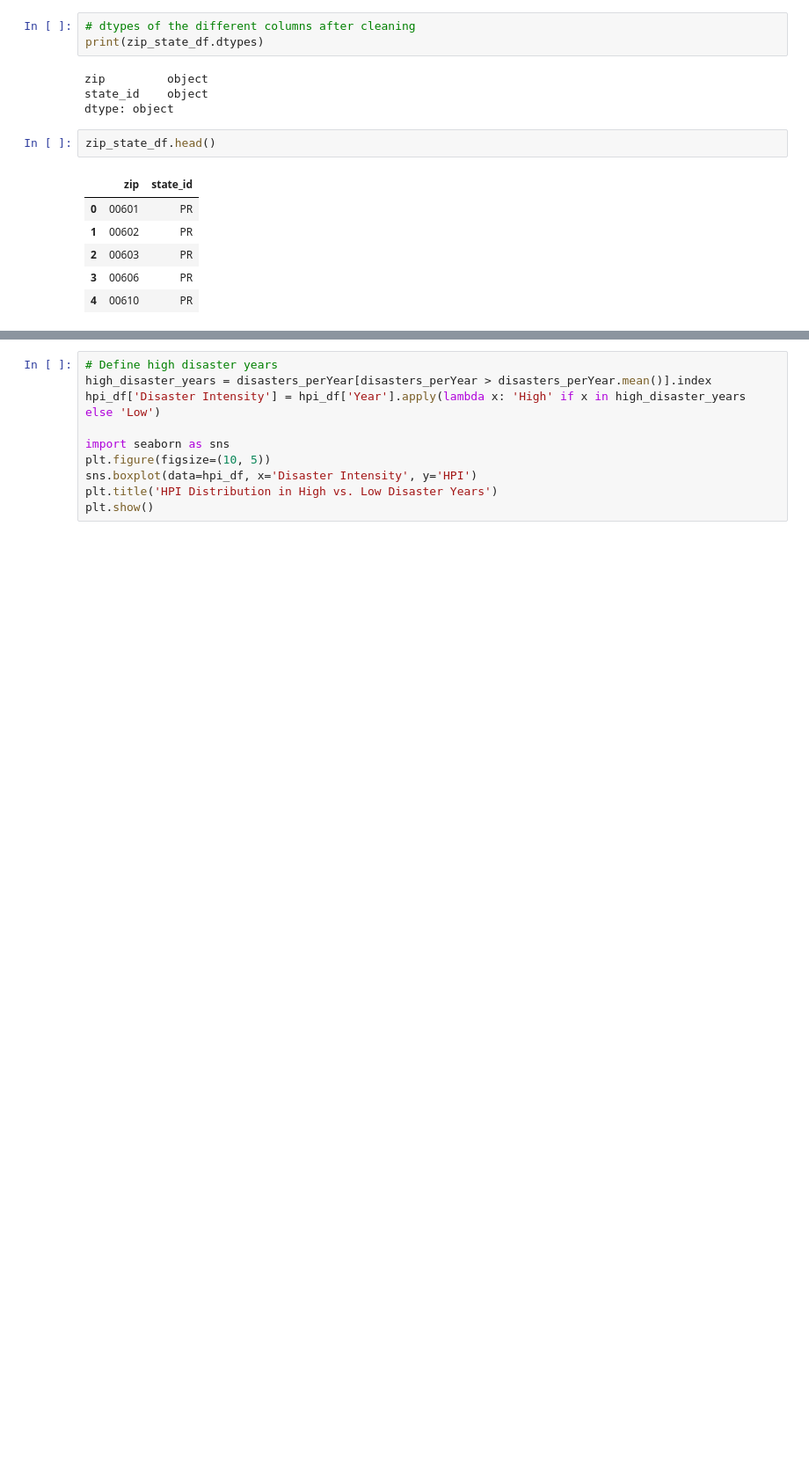
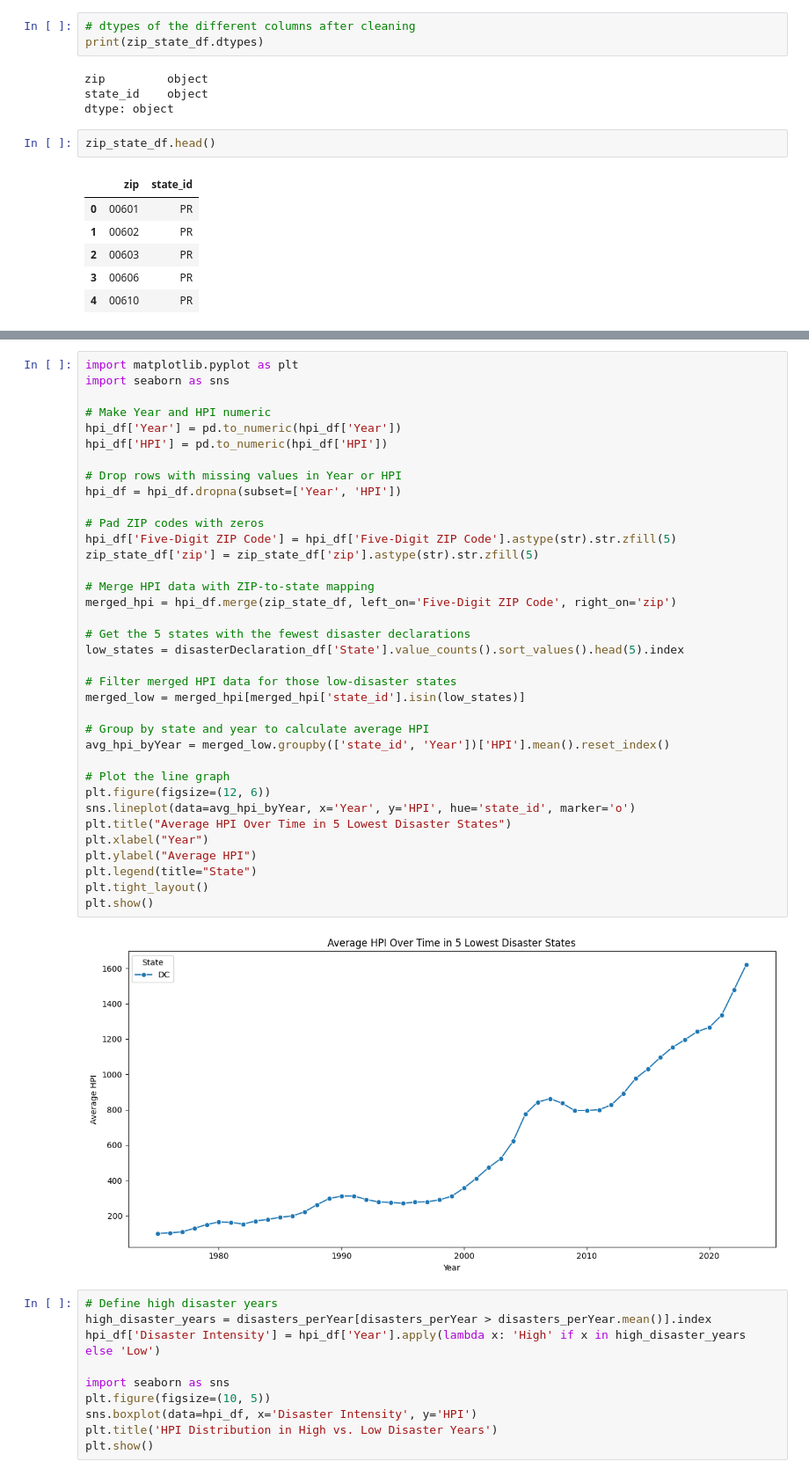
Before and after one commit to sofiadellarosa/FinalProjectDS, a Jupyter notebook: DSproject.ipynb, the cells around one changed output, grey strips where cells are left out. Shown: that part at 88% size. Saved outputs shown, nothing was run; the diff lists cells and outputs as text; blank space fills up the shorter version.

```diff
--- a/DSproject.ipynb
+++ b/DSproject.ipynb
@@ -489,6 +607,44 @@ plt.tight_layout()
 plt.show()
 # %% [output]
 [figure]
+# %%
+import matplotlib.pyplot as plt
+import seaborn as sns
+
+# Make Year and HPI numeric
+hpi_df['Year'] = pd.to_numeric(hpi_df['Year'])
+hpi_df['HPI'] = pd.to_numeric(hpi_df['HPI'])
+
+# Drop rows with missing values in Year or HPI
+hpi_df = hpi_df.dropna(subset=['Year', 'HPI'])
+
+# Pad ZIP codes with zeros
+hpi_df['Five-Digit ZIP Code'] = hpi_df['Five-Digit ZIP Code'].astype(str).str.zfill(5)
+zip_state_df['zip'] = zip_state_df['zip'].astype(str).str.zfill(5)
+
+# Merge HPI data with ZIP-to-state mapping
+merged_hpi = hpi_df.merge(zip_state_df, left_on='Five-Digit ZIP Code', right_on='zip')
+
+# Get the 5 states with the fewest disaster declarations
+low_states = disasterDeclaration_df['State'].value_counts().sort_values().head(5).index
+
+# Filter merged HPI data for those low-disaster states
+merged_low = merged_hpi[merged_hpi['state_id'].isin(low_states)]
+
+# Group by state and year to calculate average HPI
+avg_hpi_byYear = merged_low.groupby(['state_id', 'Year'])['HPI'].mean().reset_index()
+
+# Plot the line graph
+plt.figure(figsize=(12, 6))
+sns.lineplot(data=avg_hpi_byYear, x='Year', y='HPI', hue='state_id', marker='o')
+plt.title("Average HPI Over Time in 5 Lowest Disaster States")
+plt.xlabel("Year")
+plt.ylabel("Average HPI")
+plt.legend(title="State")
+plt.tight_layout()
+plt.show()
+# %% [output]
+[figure, added]
 # %%
 # Define high disaster years
 high_disaster_years = disasters_perYear[disasters_perYear > disasters_perYear.mean()].index
```
Also changed, not shown: parts of 18 cells of this notebook.
